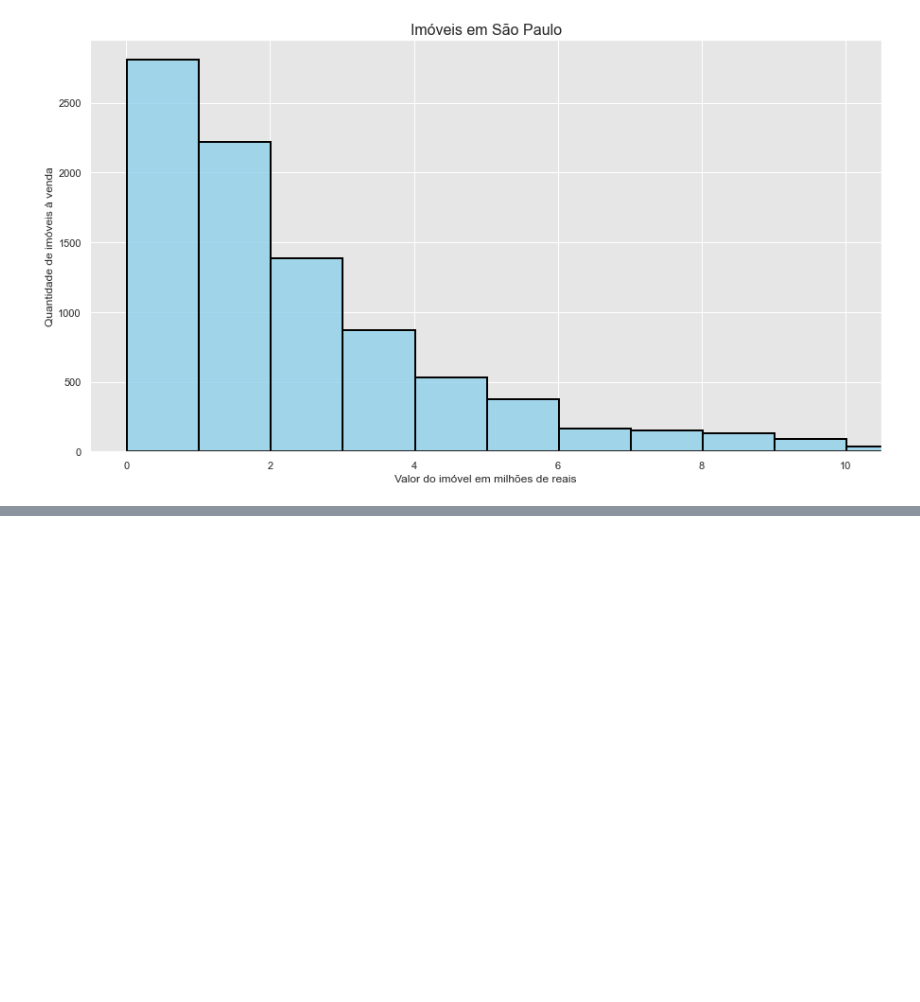
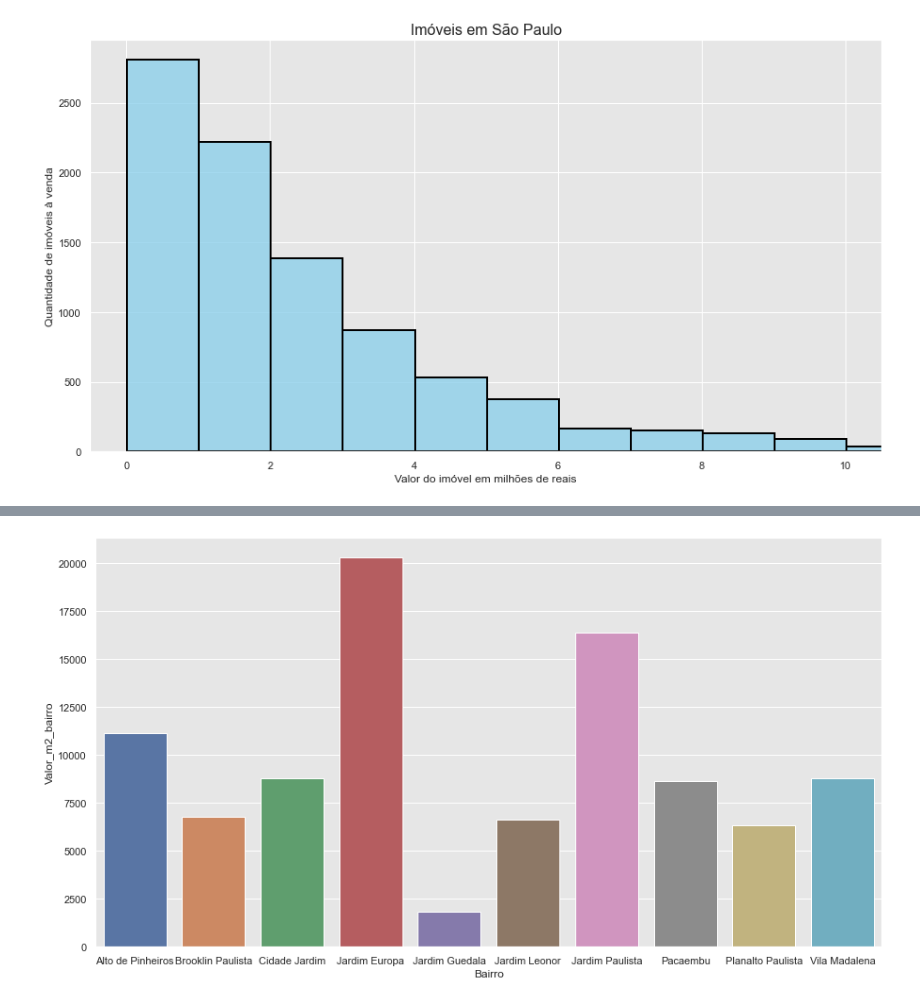
Before and after one commit to Rafael-Eiji/ImersaoDados, a Jupyter notebook: imersaodados.ipynb, the cells around one changed output, grey strips where cells are left out. Cells and saved outputs as stored; diff of their text form; code cells hidden in the pictures; blank space fills up the shorter version.

```diff
--- a/imersaodados.ipynb
+++ b/imersaodados.ipynb
@@ -471,0 +474,3 @@ plt.show()
+# %%
+dados_bairro = dados_vendas.groupby('Bairro').sum()
+dados_bairro
@@ -471,0 +492,2 @@ plt.show()
+# %%
+dados_bairro['Valor_m2_bairro'] = dados_bairro['Valor_anuncio']/ dados_bairro['Metragem']
@@ -471,0 +513,2 @@ plt.show()
+# %%
+dados_bairro.reset_index(inplace=True)
@@ -471,0 +529,5 @@ plt.show()
+# %%
+plt.figure(figsize=(15, 8))
+ax = sns.barplot(x = 'Bairro', y = 'Valor_m2_bairro', data = dados_bairro.query("Bairro in @top_bairros"))
+# %% [output]
+[figure, added]
```
Also changed, not shown: parts of 11 cells of this notebook.
